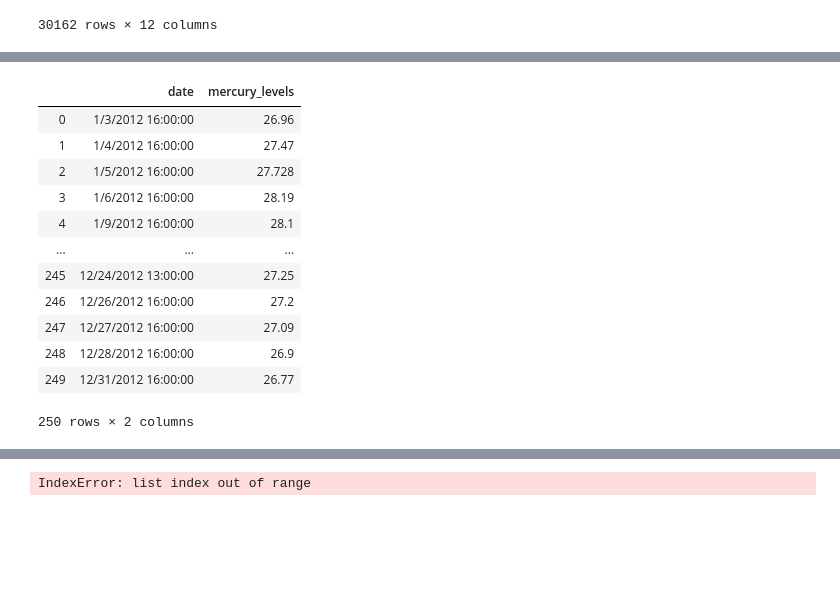
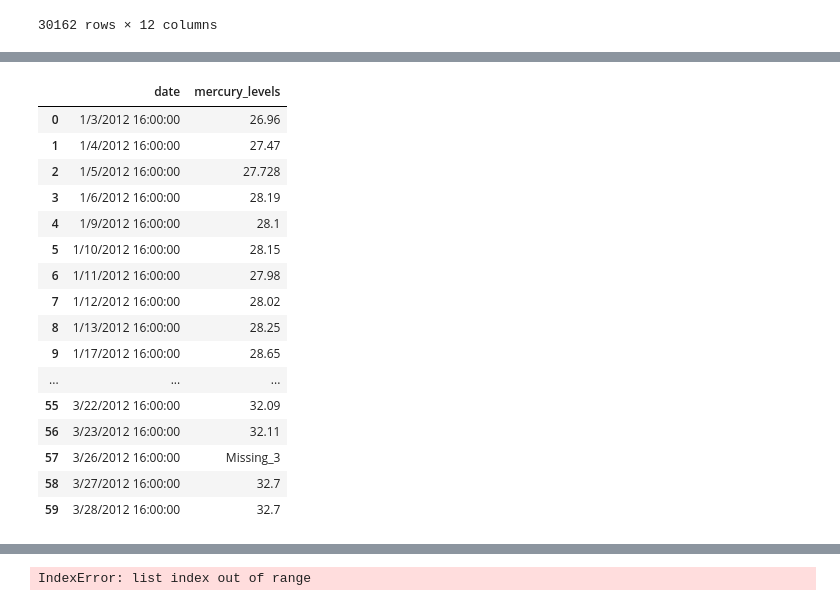
Before and after one commit to sdman135/Technical-Interview-Coding-Skills, a Jupyter notebook: Technical Interview Coding Skills Review.ipynb, the cells around one changed output, grey strips where cells are left out. Cells and saved outputs as stored; diff of their text form; code cells hidden in the pictures; blank space fills up the shorter version.

```diff
--- a/Technical Interview Coding Skills Review.ipynb
+++ b/Technical Interview Coding Skills Review.ipynb
@@ -946,17 +964,21 @@ df
 # %%
-temp_df = pd.read_csv("input00.txt",sep='\t').reset_index().rename(columns={'index':'date','250':'mercury_levels'})
-temp_df
+temp_df = pd.read_table("https://hr-testcases-us-east-1.s3.amazonaws.com/3358/input00.txt?AWSAccessKeyId=AKIAR6O7GJNX5DNFO3PV&Expires=1621754949&Signature=VFkLKKYuzud6VnQco%2BO54Rz2gqA%3D&response-content-type=text%2Fplain",sep='\t').reset_index().rename(columns={'index':'date','250':'mercury_levels'})
+temp_df.head(60)
 # %% [output]
 |  | date | mercury_levels |
 | 0 | 1/3/2012 16:00:00 | 26.96 |
 | 1 | 1/4/2012 16:00:00 | 27.47 |
 | 2 | 1/5/2012 16:00:00 | 27.728 |
 | 3 | 1/6/2012 16:00:00 | 28.19 |
 | 4 | 1/9/2012 16:00:00 | 28.1 |
+| 5 | 1/10/2012 16:00:00 | 28.15 |
+| 6 | 1/11/2012 16:00:00 | 27.98 |
+| 7 | 1/12/2012 16:00:00 | 28.02 |
+| 8 | 1/13/2012 16:00:00 | 28.25 |
+| 9 | 1/17/2012 16:00:00 | 28.65 |
 | ... | ... | ... |
-| 245 | 12/24/2012 13:00:00 | 27.25 |
-| 246 | 12/26/2012 16:00:00 | 27.2 |
-| 247 | 12/27/2012 16:00:00 | 27.09 |
-| 248 | 12/28/2012 16:00:00 | 26.9 |
-| 249 | 12/31/2012 16:00:00 | 26.77 |
+| 55 | 3/22/2012 16:00:00 | 32.09 |
+| 56 | 3/23/2012 16:00:00 | 32.11 |
+| 57 | 3/26/2012 16:00:00 | Missing_3 |
+| 58 | 3/27/2012 16:00:00 | 32.7 |
+| 59 | 3/28/2012 16:00:00 | 32.7 |
-250 rows × 2 columns
```
Also changed, not shown: parts of 12 cells of this notebook, 1 other file.
